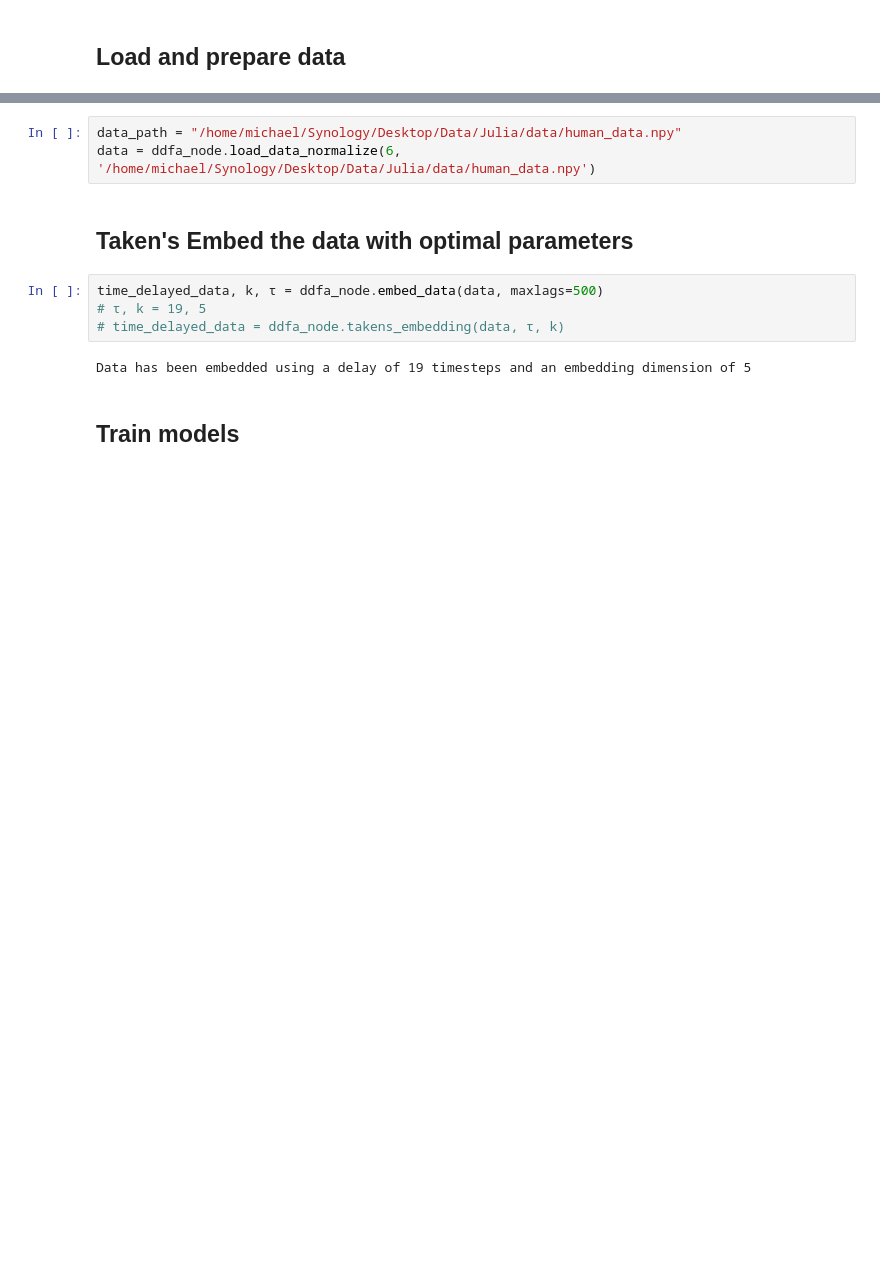
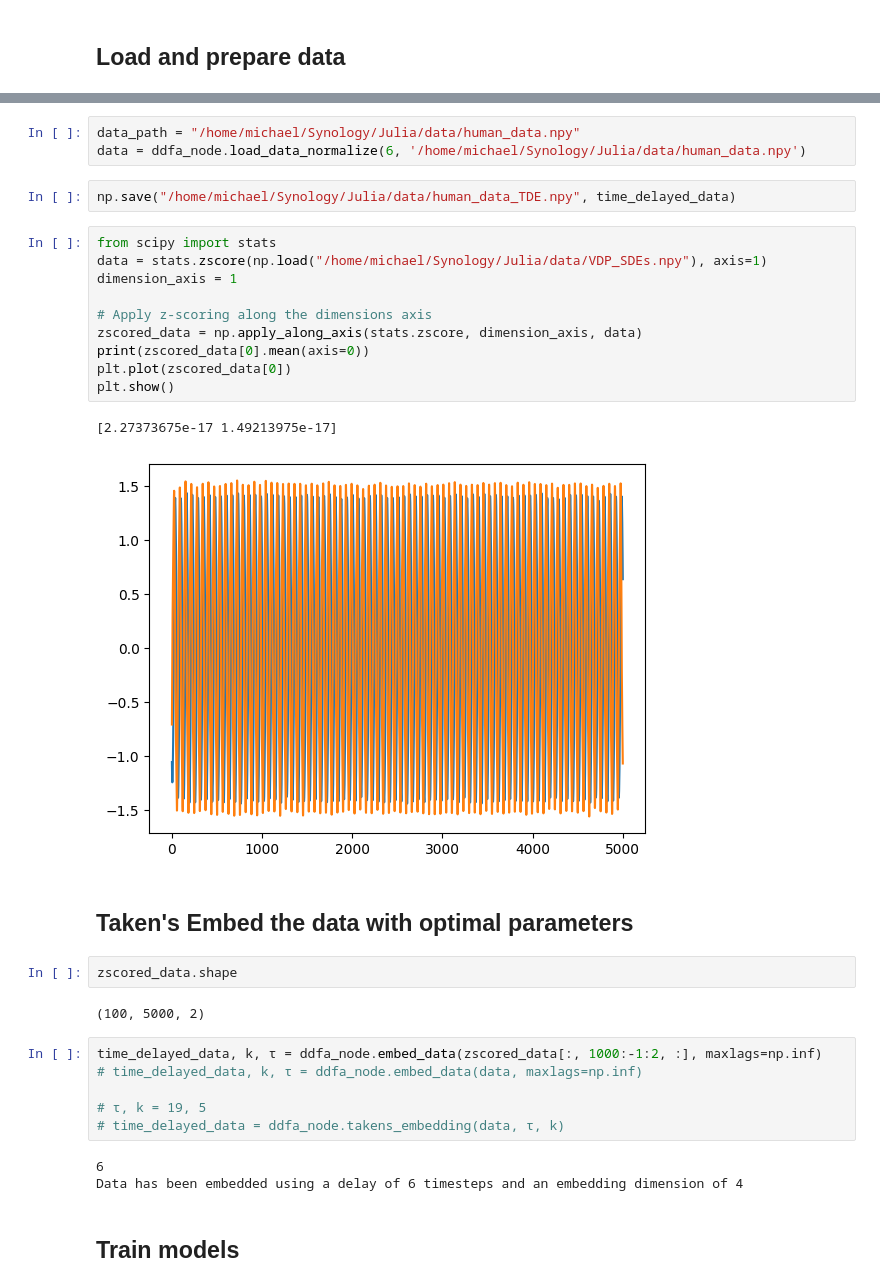
Before and after one commit to Michaelhess17/NeuralODE, a Jupyter notebook: DDFA_NODE/Demo.ipynb, the cells around one changed output, grey strips where cells are left out. Saved outputs shown, nothing was run; the diff lists cells and outputs as text; blank space fills up the shorter version.

```diff
--- a/DDFA_NODE/Demo.ipynb
+++ b/DDFA_NODE/Demo.ipynb
@@ -19,13 +32,35 @@ importlib.reload(ddfa_node)
 # %%
-data_path = "/home/michael/Synology/Desktop/Data/Julia/data/human_data.npy"
-data = ddfa_node.load_data_normalize(6, '/home/michael/Synology/Desktop/Data/Julia/data/human_data.npy')
+data_path = "/home/michael/Synology/Julia/data/human_data.npy"
+data = ddfa_node.load_data_normalize(6, '/home/michael/Synology/Julia/data/human_data.npy')
+# %%
+np.save("/home/michael/Synology/Julia/data/human_data_TDE.npy", time_delayed_data)
+# %%
+from scipy import stats
+data = stats.zscore(np.load("/home/michael/Synology/Julia/data/VDP_SDEs.npy"), axis=1)
+dimension_axis = 1
+
+# Apply z-scoring along the dimensions axis
+zscored_data = np.apply_along_axis(stats.zscore, dimension_axis, data)
+print(zscored_data[0].mean(axis=0))
+plt.plot(zscored_data[0])
+plt.show()
+# %% [output]
+[2.27373675e-17 1.49213975e-17]
+[figure, added]
 # %% [markdown]
 ## Taken's Embed the data with optimal parameters
+# %%
+zscored_data.shape
+# %% [output]
+(100, 5000, 2)
 # %%
-time_delayed_data, k, τ = ddfa_node.embed_data(data, maxlags=500)
+time_delayed_data, k, τ = ddfa_node.embed_data(zscored_data[:, 1000:-1:2, :], maxlags=np.inf)
+# time_delayed_data, k, τ = ddfa_node.embed_data(data, maxlags=np.inf)
+
 # τ, k = 19, 5
 # time_delayed_data = ddfa_node.takens_embedding(data, τ, k)
 # %% [output]
-Data has been embedded using a delay of 19 timesteps and an embedding dimension of 5
+6
+Data has been embedded using a delay of 6 timesteps and an embedding dimension of 4
 # %% [markdown]
 ## Train models
```
Also changed, not shown: parts of 25 cells of this notebook, 29 other files.
